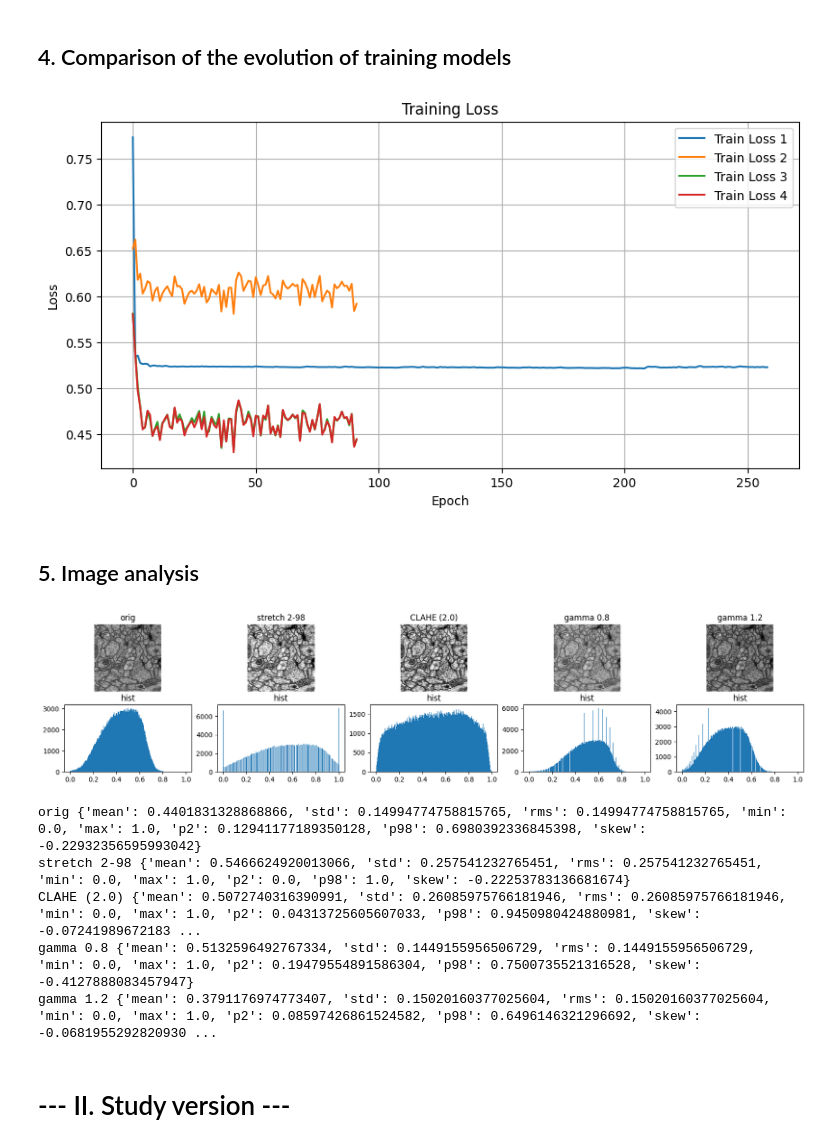
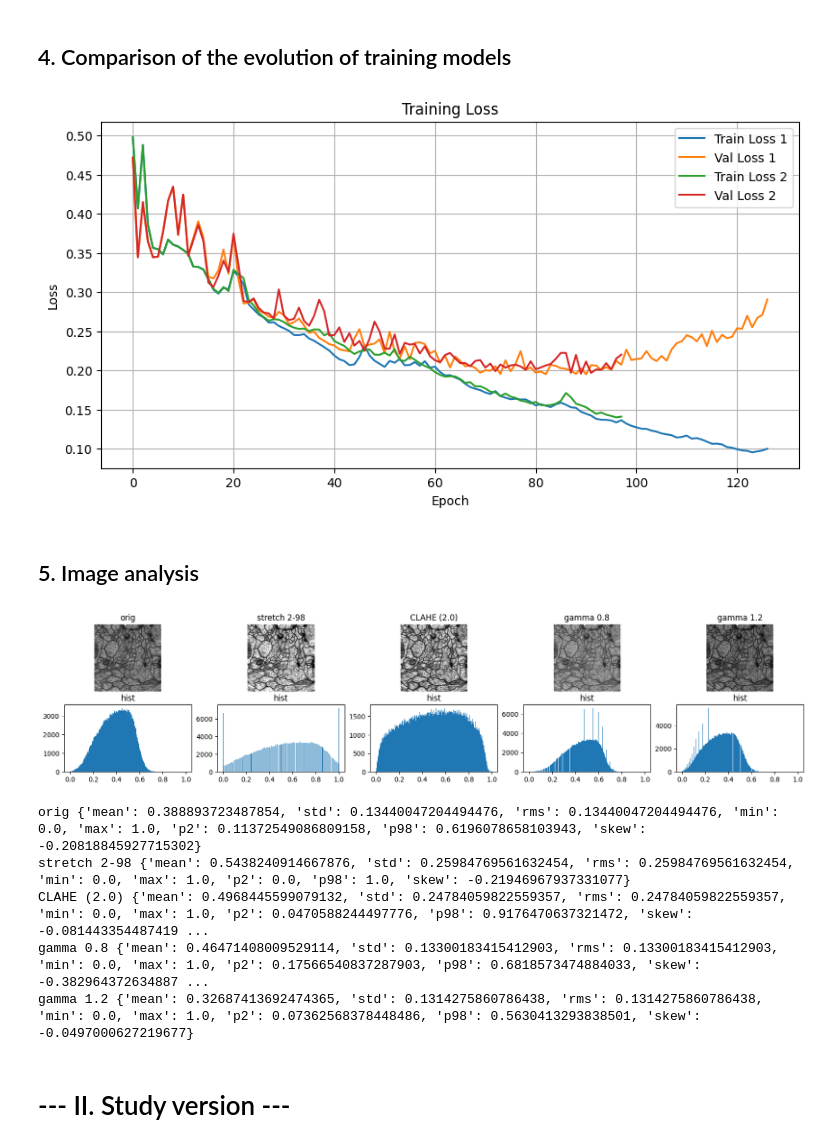
Before and after one commit to A0404/MLA_UNet, a Jupyter notebook: notebooks/notebook.ipynb, the cells around one changed output. Cells and saved outputs as stored; diff of their text form; code cells hidden in the pictures.

```diff
--- a/notebooks/notebook.ipynb
+++ b/notebooks/notebook.ipynb
@@ -272,32 +273,54 @@ Recall Score:       0.9999
 # %% [markdown]
 ## 4. Comparison of the evolution of training models
 # %%
-def plot_training_curves(liste_train_losses):
+def plot_training_curves(liste_train_losses, liste_val_losses):
     """Plot training and validation loss curves."""
     plt.figure(figsize=(10, 5))
     for i in range(len(liste_train_losses)):
-         plt.plot(liste_train_losses[i], label=f"Train Loss {i+1}")
+        plt.plot(liste_train_losses[i], label=f"Train Loss {i+1}")
+        plt.plot(liste_val_losses[i], label=f"Val Loss {i+1}")
     plt.title("Training Loss")
     plt.xlabel("Epoch")
     plt.ylabel("Loss")
     plt.legend()
     plt.grid(True)
     plt.show()
 
+# Load training and validation losses for both runs
+model_save_3 = "3_" + UNet_ISBI
+importlib.reload(config)
+importlib.reload(dataset)
+save_path_3 = os.path.join(model_dir, model_save_3)
+checkpoint_3 = torch.load(save_path_3, map_location=device)
+train_losses_3, val_losses_3 = checkpoint_3["train_losses"], checkpoint_3["val_losses"]
+
+model_save_4 = "4_" + UNet_ISBI
+importlib.reload(config)
+importlib.reload(dataset)
+save_path_4 = os.path.join(model_dir, model_save_4)
+checkpoint_4 = torch.load(save_path_4, map_location=device)
+train_losses_4, val_losses_4 = checkpoint_4["train_losses"], checkpoint_4["val_losses"]
+
 # Get some sample images and masks from the test set
-plot_training_curves([train_losses_3, train_losses_4])
+plot_training_curves([train_losses_3, train_losses_4], [val_losses_3, val_losses_4])
 # %% [output]
-[figure, old version]
+[figure, new version]
 # %% [markdown]
 ## 5. Image analysis
 # %%
 from torch.utils.data import DataLoader
 from dataset_normalizer.image_analysis import compare_contrast_methods
 
+model_save_3 = "3_" + UNet_ISBI
+importlib.reload(config)
+importlib.reload(dataset)
+save_path_3 = os.path.join(model_dir, model_save_3 + "_splits.pt")
+splits_3 = torch.load(save_path_3)
+test_ds_3  = dataset.SegmentationDataset(dict(splits_3["test"]),  train=False, use_ignore_index=USE_IGNORE_INDEX)
 test_loader = DataLoader(test_ds_3, batch_size=1, shuffle=False, num_workers=0, pin_memory=True)
 
 # Get a sample image from the test set
-img, _ = test_loader.dataset[0]
+img, _, _ = test_loader.dataset[0]
 img = img.squeeze().detach().cpu().numpy()   # -> numpy HxW
 img = img.astype(np.float32)
 if img.max() > 1.0:
@@ -306,12 +329,12 @@ if img.max() > 1.0:
 # Visualize contrast enhancement methods on a sample image
 compare_contrast_methods(img, methods=None, titles=None, show_hist=True)
 # %% [output]
-[figure, old version]
+[figure, new version]
-orig {'mean': 0.4401831328868866, 'std': 0.14994774758815765, 'rms': 0.14994774758815765, 'min': 0.0, 'max': 1.0, 'p2': 0.12941177189350128, 'p98': 0.6980392336845398, 'skew': -0.22932356595993042}
-stretch 2-98 {'mean': 0.5466624920013066, 'std': 0.257541232765451, 'rms': 0.257541232765451, 'min': 0.0, 'max': 1.0, 'p2': 0.0, 'p98': 1.0, 'skew': -0.22253783136681674}
-CLAHE (2.0) {'mean': 0.5072740316390991, 'std': 0.26085975766181946, 'rms': 0.26085975766181946, 'min': 0.0, 'max': 1.0, 'p2': 0.04313725605607033, 'p98': 0.9450980424880981, 'skew': -0.07241989672183 ...
-gamma 0.8 {'mean': 0.5132596492767334, 'std': 0.1449155956506729, 'rms': 0.1449155956506729, 'min': 0.0, 'max': 1.0, 'p2': 0.19479554891586304, 'p98': 0.7500735521316528, 'skew': -0.4127888083457947}
-gamma 1.2 {'mean': 0.3791176974773407, 'std': 0.15020160377025604, 'rms': 0.15020160377025604, 'min': 0.0, 'max': 1.0, 'p2': 0.08597426861524582, 'p98': 0.6496146321296692, 'skew': -0.0681955292820930 ...
+orig {'mean': 0.388893723487854, 'std': 0.13440047204494476, 'rms': 0.13440047204494476, 'min': 0.0, 'max': 1.0, 'p2': 0.11372549086809158, 'p98': 0.6196078658103943, 'skew': -0.20818845927715302}
+stretch 2-98 {'mean': 0.5438240914667876, 'std': 0.25984769561632454, 'rms': 0.25984769561632454, 'min': 0.0, 'max': 1.0, 'p2': 0.0, 'p98': 1.0, 'skew': -0.21946967937331077}
+CLAHE (2.0) {'mean': 0.4968445599079132, 'std': 0.24784059822559357, 'rms': 0.24784059822559357, 'min': 0.0, 'max': 1.0, 'p2': 0.0470588244497776, 'p98': 0.9176470637321472, 'skew': -0.081443354487419 ...
+gamma 0.8 {'mean': 0.46471408009529114, 'std': 0.13300183415412903, 'rms': 0.13300183415412903, 'min': 0.0, 'max': 1.0, 'p2': 0.17566540837287903, 'p98': 0.6818573474884033, 'skew': -0.382964372634887 ...
+gamma 1.2 {'mean': 0.32687413692474365, 'std': 0.1314275860786438, 'rms': 0.1314275860786438, 'min': 0.0, 'max': 1.0, 'p2': 0.07362568378448486, 'p98': 0.5630413293838501, 'skew': -0.0497000627219677}
 # %% [markdown]
 # --- II. Study version ---
 # %% [markdown]
```
Also changed, not shown: parts of 3 cells of this notebook, 3 other files.
